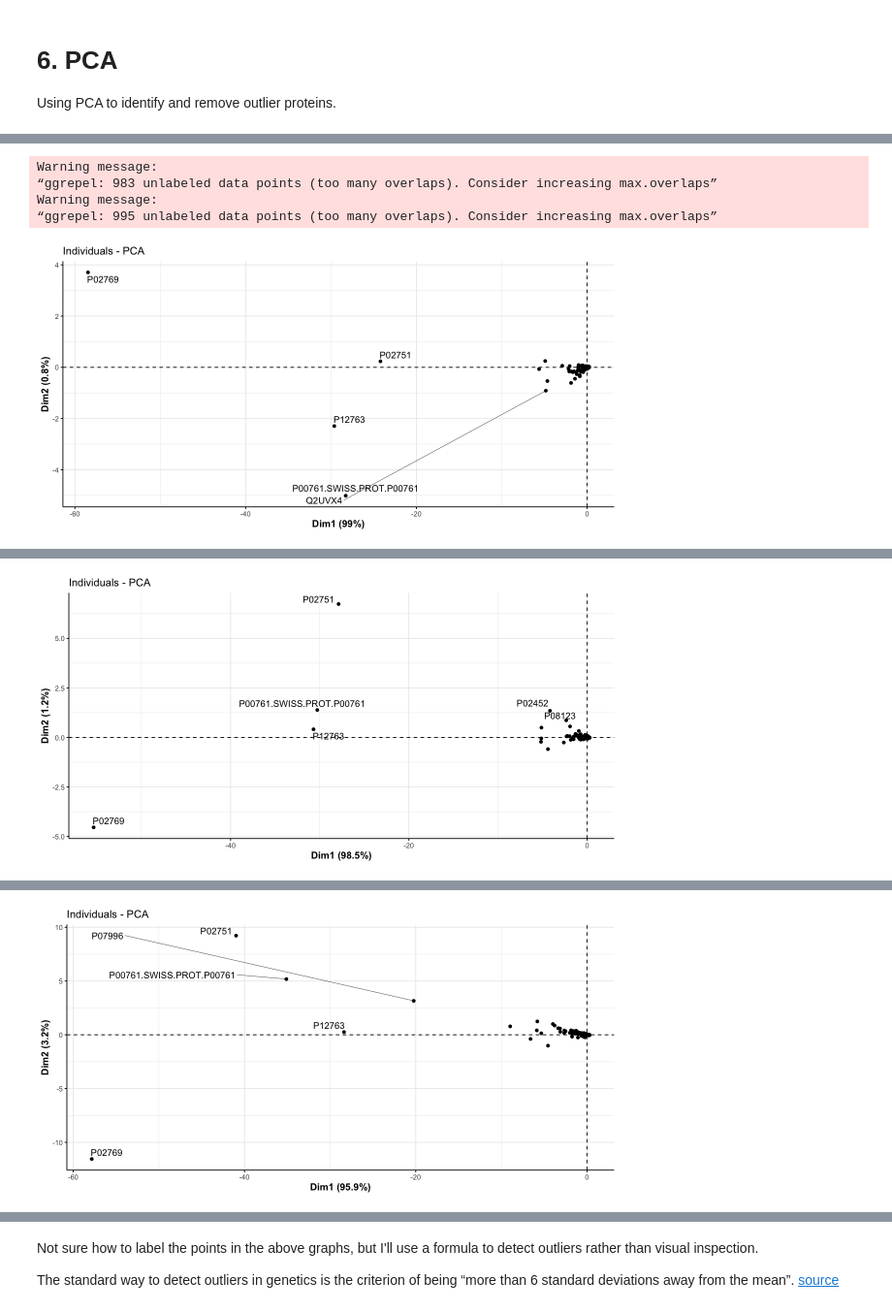
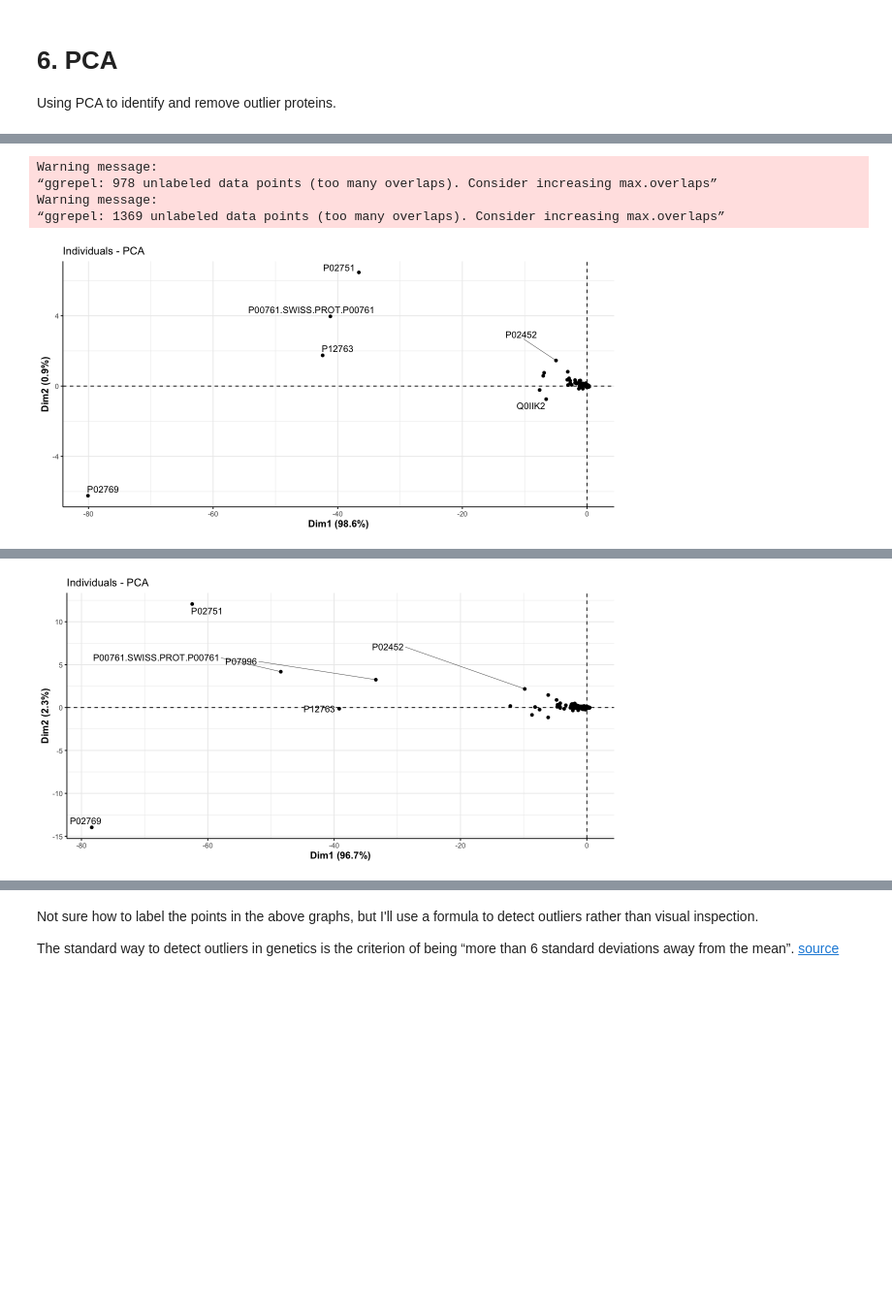
Before and after one commit to alexispayton/Wildfires-and-Extracellular-Vesicles-EVs-Woodsmoke-Alters-EV-Proteomic-Signatures-involved-in-Ext, a Jupyter notebook: 3. Proteomics Data Processing/Data Processing.ipynb, the cells around one changed output, grey strips where cells are left out. Shown at 97% size. Cells and saved outputs as stored; diff of their text form; code cells hidden in the pictures; blank space fills up the shorter version.

```diff
--- a/3. Proteomics Data Processing/Data Processing.ipynb
+++ b/3. Proteomics Data Processing/Data Processing.ipynb
@@ -465,25 +380,16 @@ A tibble: 1 × 1
 
 Using PCA to identify and remove outlier proteins.
 # %%
-pca_prep_coculture_exp_df = coculture_exp_imputed_df %>%
+pca_prep_coculture_df = rbind(coculture_exp_imputed_df, coculture_vehicleCT_imputed_df) %>%
     select(-c("Set", "Treatment")) %>%
     pivot_wider(names_from = ID, values_from = Value) %>%
     column_to_rownames(var = "Protein")
 
-pca_prep_coculture_vehicleCT_df = coculture_vehicleCT_imputed_df %>%
+pca_prep_triculture_df = rbind(triculture_exp_imputed_df, triculture_vehicleCT_imputed_df) %>%
     select(-c("Set", "Treatment")) %>%
     pivot_wider(names_from = ID, values_from = Value) %>%
     column_to_rownames(var = "Protein")
 
-pca_prep_triculture_exp_df = triculture_exp_imputed_df %>%
-    select(-c("Set", "Treatment")) %>%
-    pivot_wider(names_from = ID, values_from = Value) %>%
-    column_to_rownames(var = "Protein")
 
-pca_prep_triculture_vehicleCT_df = triculture_vehicleCT_imputed_df %>%
-    select(-c("Set", "Treatment")) %>%
-    pivot_wider(names_from = ID, values_from = Value) %>%
-    column_to_rownames(var = "Protein")
-
-head(pca_prep_coculture_exp_df)
+head(pca_prep_coculture_df)
 # %% [output]
@@ -500,15 +406,11 @@ A data.frame: 6 × 6
 # running PCA
 # unable to run pca on entire dataset, each treatment included different proteins creating missing data
 # variables = replicates, individuals = proteins
-pca_coculture_exp = prcomp(pca_prep_coculture_exp_df, scale = TRUE)
-pca_coculture_vehicleCT = prcomp(pca_prep_coculture_vehicleCT_df, scale = TRUE)
-pca_triculture_exp = prcomp(pca_prep_triculture_exp_df, scale = TRUE)
-pca_triculture_vehicleCT = prcomp(pca_prep_triculture_vehicleCT_df, scale = TRUE)
+pca_coculture = prcomp(pca_prep_coculture_df, scale = TRUE)
+pca_triculture = prcomp(pca_prep_triculture_df, scale = TRUE)
 
 # viewing scree plots to see how much of the variance was captured in first 2 eigenvectors
 options(repr.plot.width=10, repr.plot.height=5) #changing size
-fviz_eig(pca_coculture_exp, addlabels = TRUE)
-fviz_eig(pca_coculture_vehicleCT, addlabels = TRUE)
-fviz_eig(pca_triculture_exp, addlabels = TRUE)
-fviz_eig(pca_triculture_vehicleCT, addlabels = TRUE)
+fviz_eig(pca_coculture, addlabels = TRUE)
+fviz_eig(pca_triculture, addlabels = TRUE)
 # %% [output]
@@ -519,31 +419,19 @@ fviz_eig(pca_triculture_vehicleCT, addlabels = TRUE)
 # %%
 # visualizing all data to detect outliers
-fviz_pca_ind(pca_coculture_exp,
+fviz_pca_ind(pca_coculture,
              repel = TRUE) +
 theme(axis.line = element_line(colour = "black"), #making x and y axes black
       legend.text = element_text(size = 8),
       axis.title = element_text(face = "bold", size = rel(1.1))) #changes axis titles
 
-fviz_pca_ind(pca_coculture_vehicleCT,
+fviz_pca_ind(pca_triculture,
              repel = TRUE) +
 theme(axis.line = element_line(colour = "black"), #making x and y axes black
       legend.text = element_text(size = 8),
       axis.title = element_text(face = "bold", size = rel(1.1))) #changes axis titles
-
-fviz_pca_ind(pca_triculture_exp,
-             repel = TRUE) +
-theme(axis.line = element_line(colour = "black"), #making x and y axes black
-      legend.text = element_text(size = 8),
-      axis.title = element_text(face = "bold", size = rel(1.1))) #changes axis titles
-
-fviz_pca_ind(pca_triculture_vehicleCT,
-             repel = TRUE) +
-theme(axis.line = element_line(colour = "black"), #making x and y axes black
-      legend.text = element_text(size = 8),
-      axis.title = element_text(face = "bold", size = rel(1.1))) #changes axis titles
 # %% [output]
 Warning message:
-“ggrepel: 983 unlabeled data points (too many overlaps). Consider increasing max.overlaps”
+“ggrepel: 978 unlabeled data points (too many overlaps). Consider increasing max.overlaps”
 Warning message:
-“ggrepel: 995 unlabeled data points (too many overlaps). Consider increasing max.overlaps”
+“ggrepel: 1369 unlabeled data points (too many overlaps). Consider increasing max.overlaps”
-[figure, old version]
+[figure, new version]
@@ -552 +438 @@ Warning message:
-[figure, old version]
+[figure, new version]
@@ -555 +438,0 @@ Warning message:
-[figure, removed]
```
Also changed, not shown: parts of 18 cells of this notebook.
